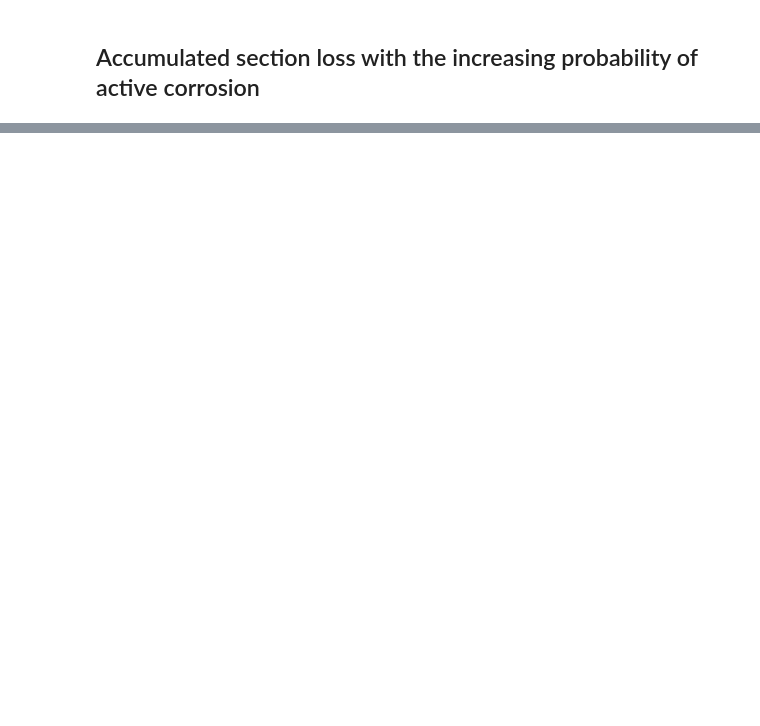
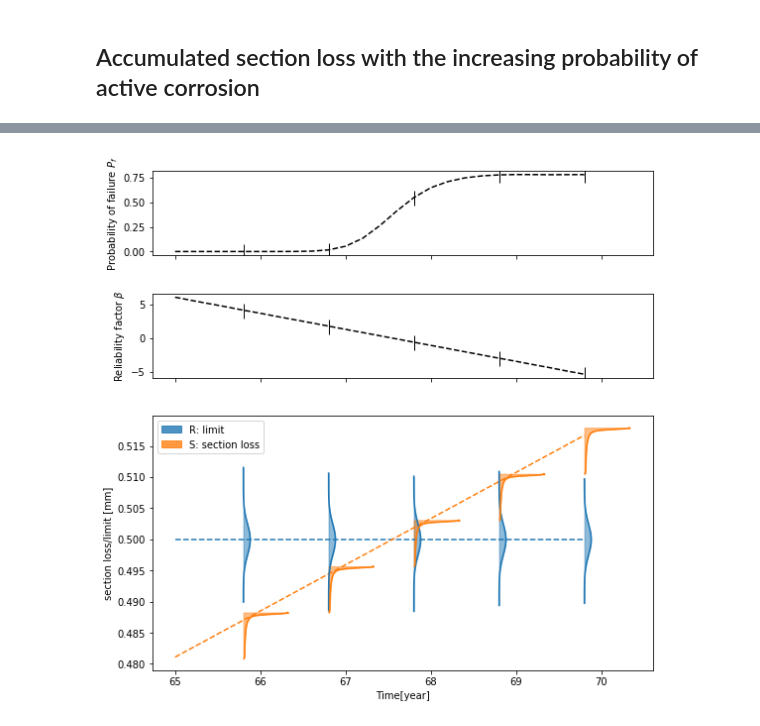
Before and after one commit to ganglix/rational-rc, a Jupyter notebook: modules/corrosion_example.ipynb, the cells around one changed output, grey strips where cells are left out. Saved outputs shown, nothing was run; the diff lists cells and outputs as text; code cells hidden in the pictures; blank space fills up the shorter version.

```diff
--- a/modules/corrosion_example.ipynb
+++ b/modules/corrosion_example.ipynb
@@ -137,0 +101,4 @@ TypeError: icorr_f() takes 1 positional argument but 4 were given
+# %%
+# run the model through a list of year steps
+pf_sl, beta_sl = model_sl.section_loss_with_year(year_lis=np.arange(65,70,0.2), amplify=5e-4)
+# %% [output]
@@ -137,0 +111 @@ TypeError: icorr_f() takes 1 positional argument but 4 were given
+[figure, added]
```
Also changed, not shown: parts of 10 cells of this notebook, 1 other file.
